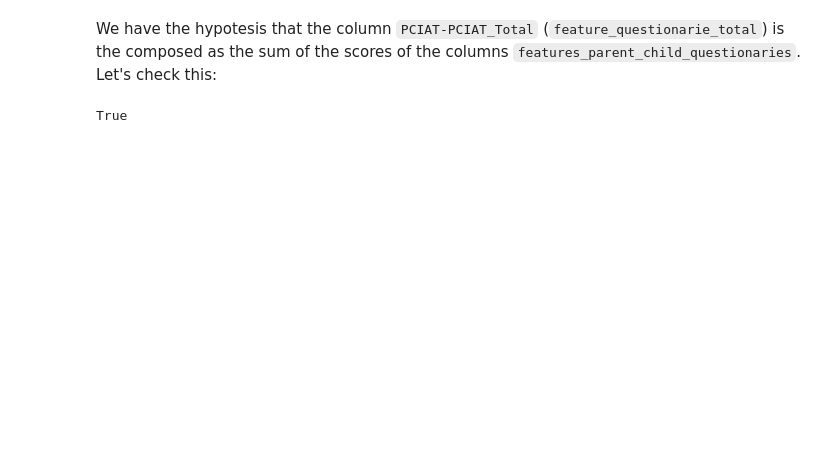
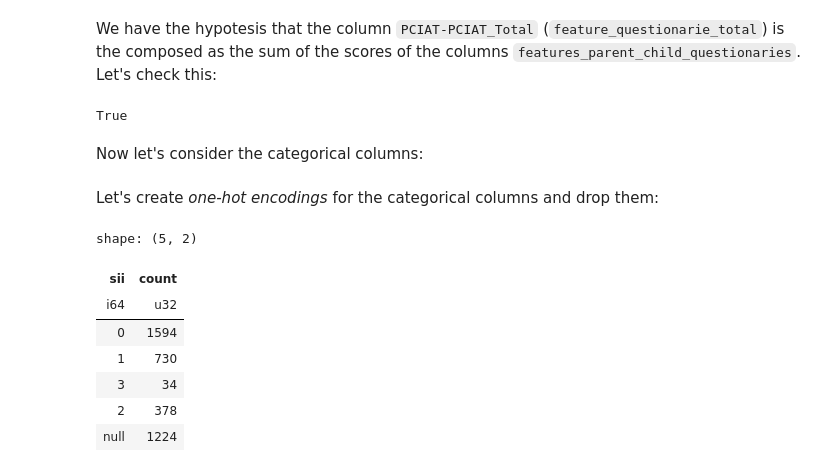
Before and after one commit to fbaltor/problematic-internet-use, a Jupyter notebook: problematic-internet-use.ipynb, the cells around one changed output. Cells and saved outputs as stored; diff of their text form; code cells hidden in the pictures; blank space fills up the shorter version.

```diff
--- a/problematic-internet-use.ipynb
+++ b/problematic-internet-use.ipynb
@@ -272,3 +267,5 @@ parent_child_questionarie_total = train.select(pl.col(feature_questionarie_total
 parent_child_questionarie_total.equals(parent_child_questionaries_sum)
 # %% [output]
 True
+# %% [markdown]
+Now let's consider the categorical columns:
@@ -274,0 +316,2 @@ True
+# %% [markdown]
+Let's create _one-hot encodings_ for the categorical columns and drop them:
@@ -274,0 +326,11 @@ True
+# %%
+y.to_series().value_counts()
+# %% [output]
+shape: (5, 2)
+| sii | count |
+| i64 | u32 |
+| 0 | 1594 |
+| 1 | 730 |
+| 3 | 34 |
+| 2 | 378 |
+| null | 1224 |
```
Also changed, not shown: parts of 25 cells of this notebook.
